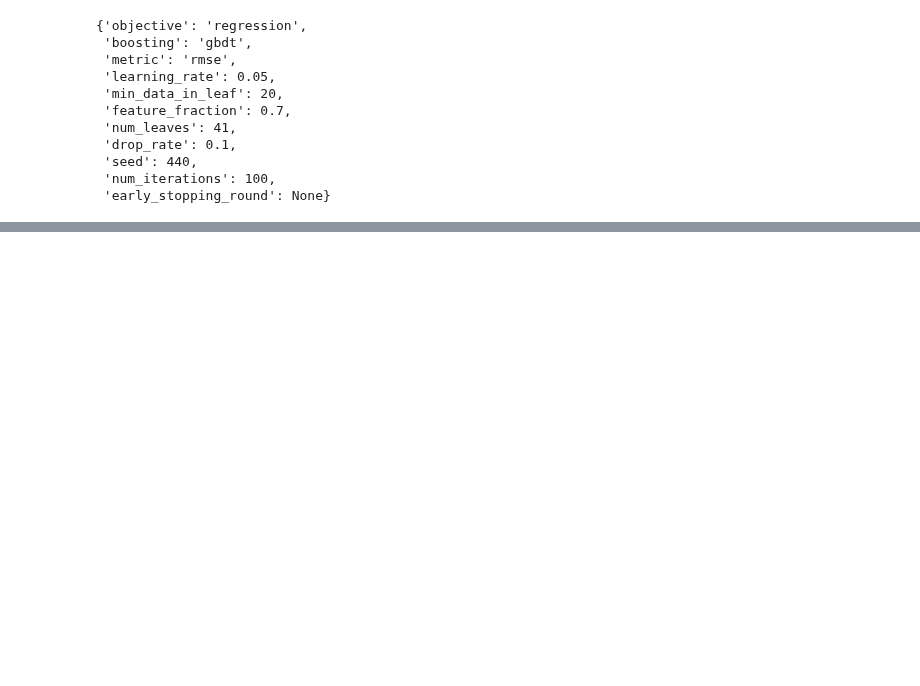
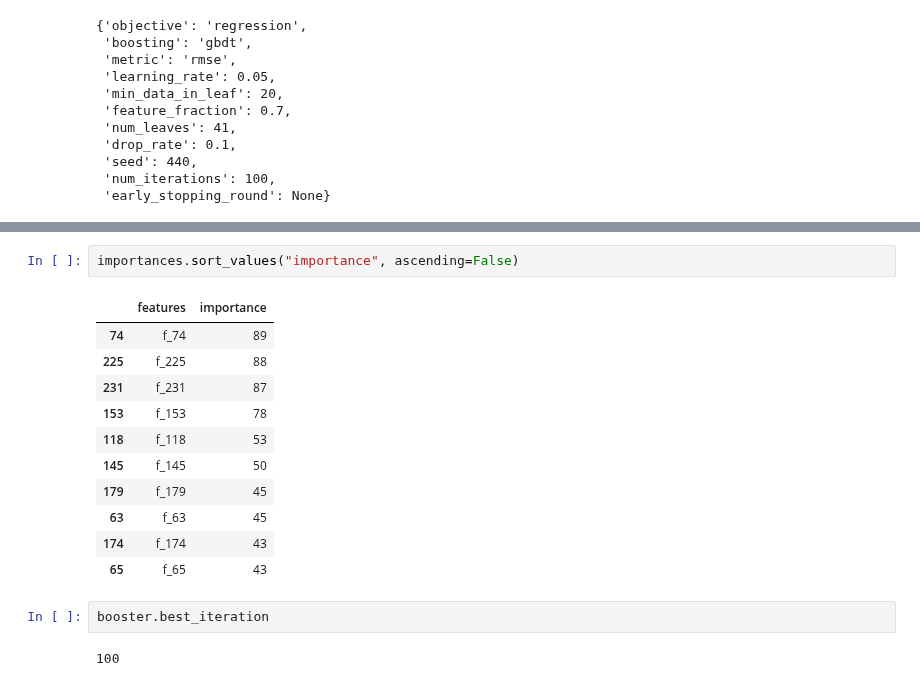
Before and after one commit to IMOKURI/ubiquant-market-prediction, a Jupyter notebook: notebooks/Training-PoC-lightgbm.ipynb, the cells around one changed output, grey strips where cells are left out. Saved outputs shown, nothing was run; the diff lists cells and outputs as text; blank space fills up the shorter version.

```diff
--- a/notebooks/Training-PoC-lightgbm.ipynb
+++ b/notebooks/Training-PoC-lightgbm.ipynb
@@ -210,0 +220,18 @@ plt.show()
+# %%
+importances.sort_values("importance", ascending=False)
+# %% [output]
+|  | features | importance |
+| 74 | f_74 | 89 |
+| 225 | f_225 | 88 |
+| 231 | f_231 | 87 |
+| 153 | f_153 | 78 |
+| 118 | f_118 | 53 |
+| 145 | f_145 | 50 |
+| 179 | f_179 | 45 |
+| 63 | f_63 | 45 |
+| 174 | f_174 | 43 |
+| 65 | f_65 | 43 |
+# %%
+booster.best_iteration
+# %% [output]
+100
```
Also changed, not shown: parts of 12 cells of this notebook, 4 other files.
